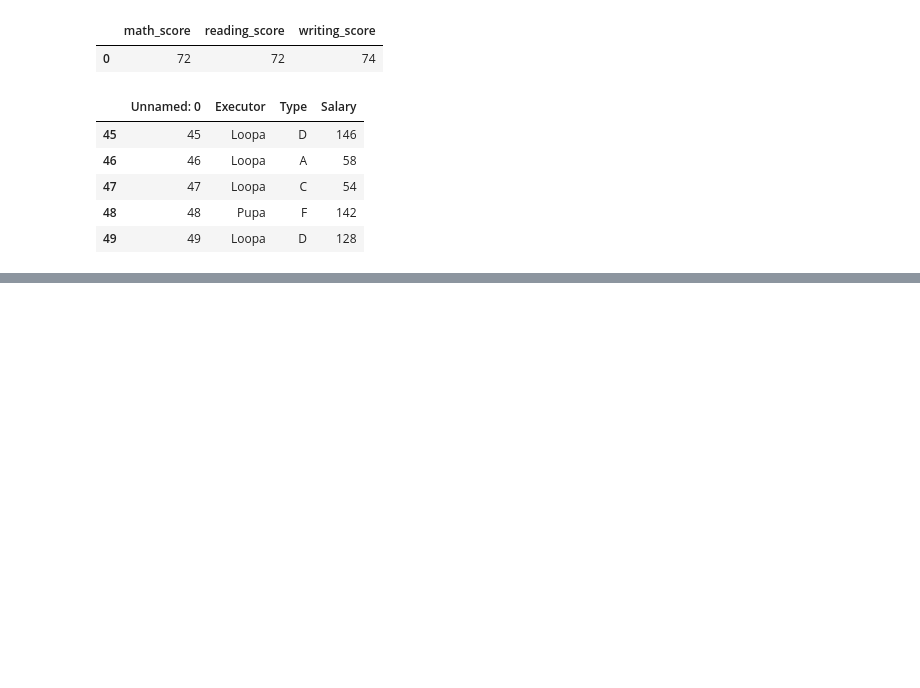
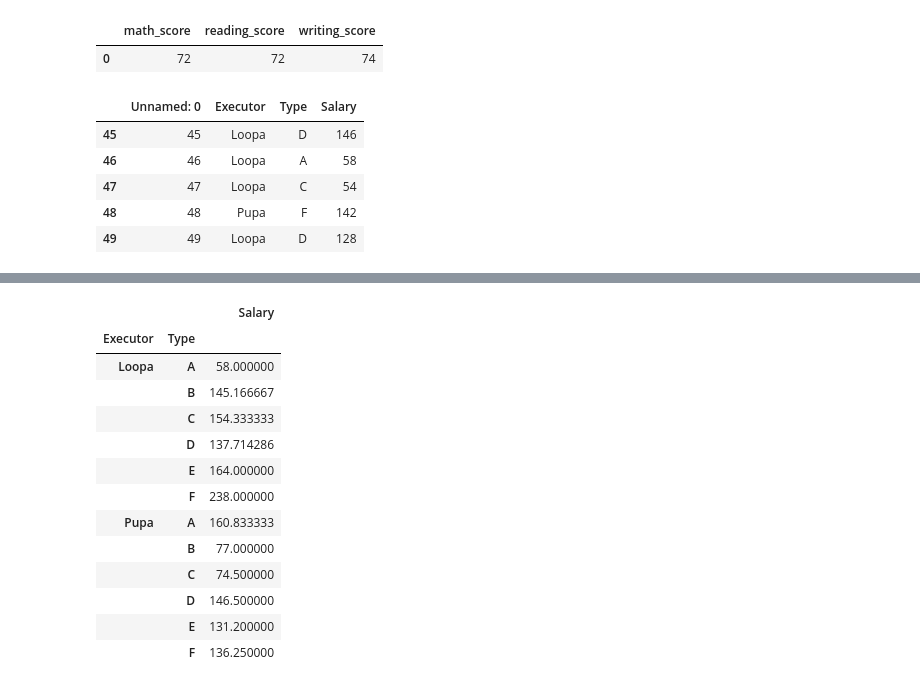
Before and after one commit to anatolii-kandiuk/research_students_df, a Jupyter notebook: research_df.ipynb, the cells around one changed output, grey strips where cells are left out. Drawn from its saved outputs; the diff is of its cells as text; code cells hidden in the pictures; blank space fills up the shorter version.

```diff
--- a/research_df.ipynb
+++ b/research_df.ipynb
@@ -130,0 +143,17 @@ acc_df.tail()
+# %%
+acc_df.groupby(['Executor', 'Type']).aggregate({'Salary':'mean'})
+# %% [output]
+|  |  | Salary |
+| Executor | Type |  |
+| Loopa | A | 58.000000 |
+|  | B | 145.166667 |
+|  | C | 154.333333 |
+|  | D | 137.714286 |
+|  | E | 164.000000 |
+|  | F | 238.000000 |
+| Pupa | A | 160.833333 |
+|  | B | 77.000000 |
+|  | C | 74.500000 |
+|  | D | 146.500000 |
+|  | E | 131.200000 |
+|  | F | 136.250000 |
```
Also changed, not shown: parts of 8 cells of this notebook.
